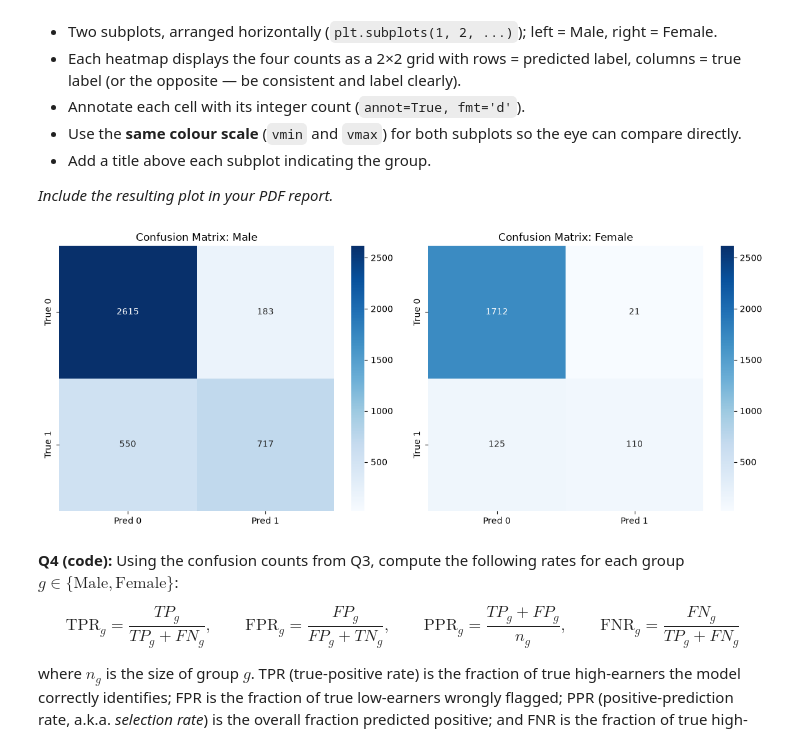
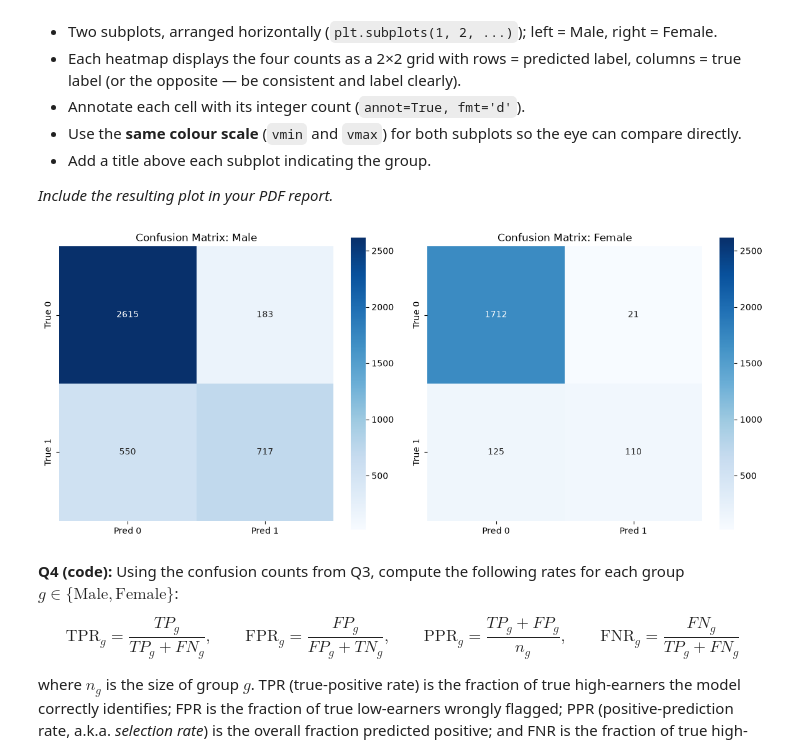
Before and after one commit to InbarKedem/privacy-hw2, a Jupyter notebook: HW2_2026.ipynb, the cells around one changed output. Drawn from its saved outputs; the diff is of its cells as text; code cells hidden in the pictures.

```diff
--- a/HW2_2026.ipynb
+++ b/HW2_2026.ipynb
@@ -280,30 +276,30 @@ Requirements:
 # %%
 # -----> Write your code here <-----
 counts_male = confusion_counts(Y_test_male, Y_pred_male)
 counts_female = confusion_counts(Y_test_female, Y_pred_female)
 
 matrix_male = np.array([[counts_male['TN'], counts_male['FP']],
                         [counts_male['FN'], counts_male['TP']]])
 matrix_female = np.array([[counts_female['TN'], counts_female['FP']],
                           [counts_female['FN'], counts_female['TP']]])
 
 fig, axes = plt.subplots(1, 2, figsize=(12, 5))
 
 vmin = min(matrix_male.min(), matrix_female.min())
 vmax = max(matrix_male.max(), matrix_female.max())
 
-sns.heatmap(matrix_male, annot=True, fmt='d', cmap='Blues', ax=axes[0], vmin=vmin, vmax=vmax,
+sns.heatmap(matrix_male, annot=True, fmt='d', cmap='Blues', ax=axes[0], vmin=vmin, vmax=vmax, square=True,
             xticklabels=['Pred 0', 'Pred 1'], yticklabels=['True 0', 'True 1'])
 axes[0].set_title('Confusion Matrix: Male')
 
-sns.heatmap(matrix_female, annot=True, fmt='d', cmap='Blues', ax=axes[1], vmin=vmin, vmax=vmax,
+sns.heatmap(matrix_female, annot=True, fmt='d', cmap='Blues', ax=axes[1], vmin=vmin, vmax=vmax, square=True,
             xticklabels=['Pred 0', 'Pred 1'], yticklabels=['True 0', 'True 1'])
 axes[1].set_title('Confusion Matrix: Female')
 
 plt.tight_layout()
 plt.show()
 # %% [output]
-[figure, old version]
+[figure, new version]
 # %% [markdown]
 **Q4 (code):** Using the confusion counts from Q3, compute the following rates for each group $g \in \{\text{Male},\text{Female}\}$:
 
```
Also changed, not shown: parts of 8 cells of this notebook.
